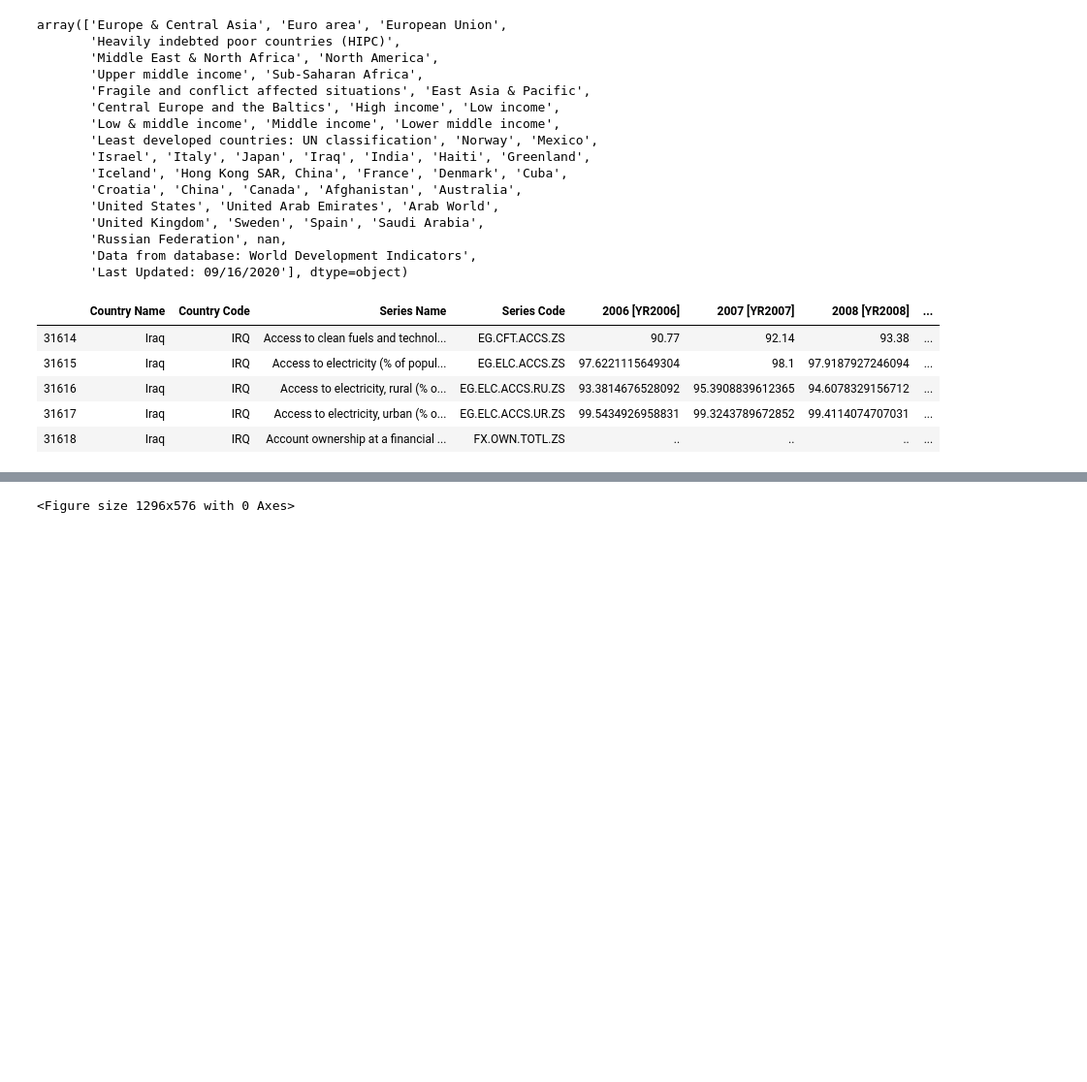
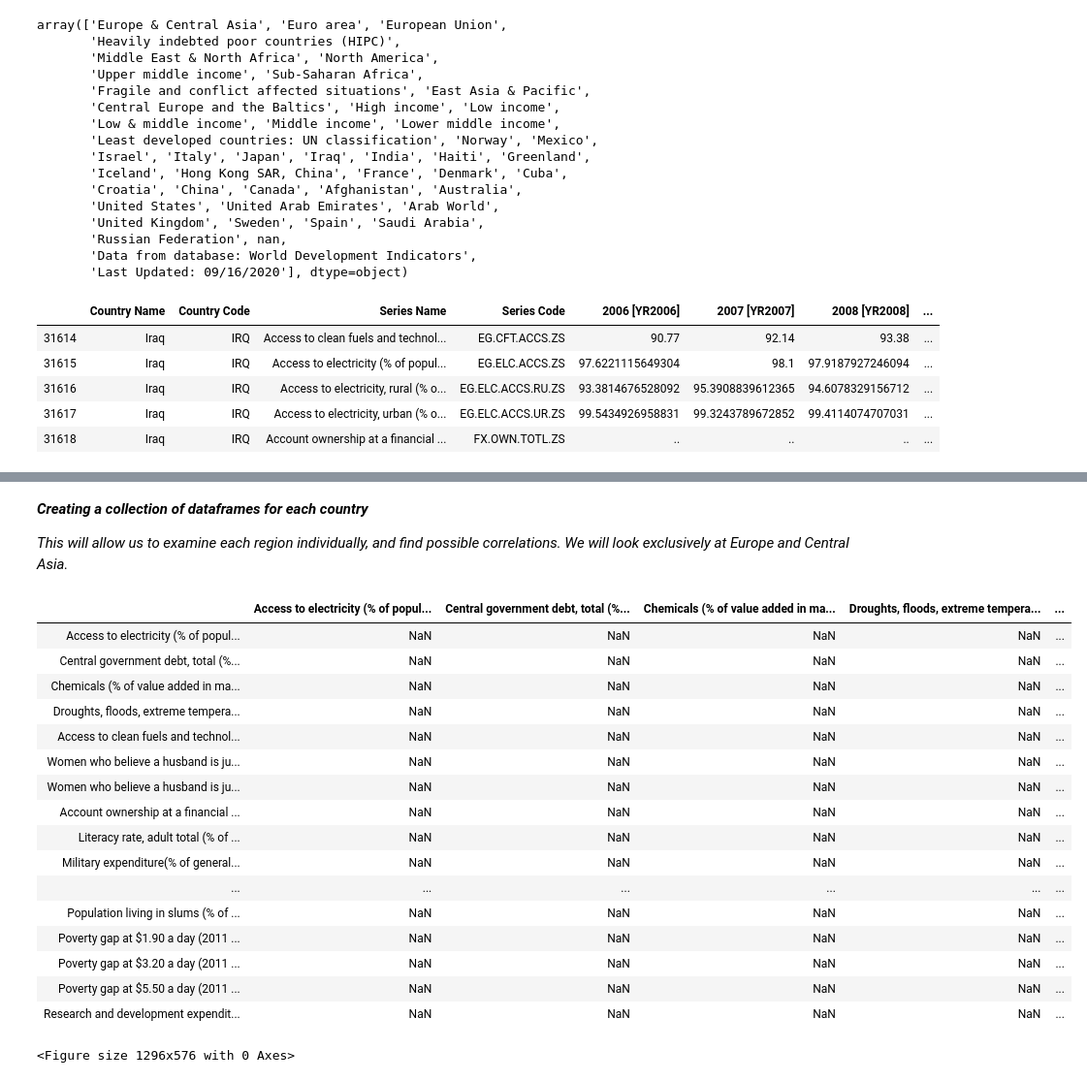
Before and after one commit to Xavier-ML/cambio_climatico, a Jupyter notebook: World Bank Analysis.ipynb, the cells around one changed output, grey strips where cells are left out. Shown at 97% size. Drawn from its saved outputs; the diff is of its cells as text; code cells hidden in the pictures; blank space fills up the shorter version.

```diff
--- a/World Bank Analysis.ipynb
+++ b/World Bank Analysis.ipynb
@@ -166,3 +201,32 @@ for country in countries:
+# %% [markdown]
+***Creating a collection of dataframes for each country***
+
+*This will allow us to examine each region individually, and find possible correlations. We will look exclusively
+at Europe and Central Asia.*
+# %%
+collection_of_dfs = {}
+for country in main_dict:
+    collection_of_dfs[country] = pd.DataFrame(main_dict[country])
+# %%
+collection_of_dfs['European Union'].corr()
+# %% [output]
+|  | Access to electricity (% of popul... | Central government debt, total (%... | Chemicals (% of value added in ma... | Droughts, floods, extreme tempera... | ... |
+| Access to electricity (% of popul... | NaN | NaN | NaN | NaN | ... |
+| Central government debt, total (%... | NaN | NaN | NaN | NaN | ... |
+| Chemicals (% of value added in ma... | NaN | NaN | NaN | NaN | ... |
+| Droughts, floods, extreme tempera... | NaN | NaN | NaN | NaN | ... |
+| Access to clean fuels and technol... | NaN | NaN | NaN | NaN | ... |
+| Women who believe a husband is ju... | NaN | NaN | NaN | NaN | ... |
+| Women who believe a husband is ju... | NaN | NaN | NaN | NaN | ... |
+| Account ownership at a financial ... | NaN | NaN | NaN | NaN | ... |
+| Literacy rate, adult total (% of ... | NaN | NaN | NaN | NaN | ... |
+| Military expenditure(% of general... | NaN | NaN | NaN | NaN | ... |
+| ... | ... | ... | ... | ... | ... |
+| Population living in slums (% of ... | NaN | NaN | NaN | NaN | ... |
+| Poverty gap at $1.90 a day (2011 ... | NaN | NaN | NaN | NaN | ... |
+| Poverty gap at $3.20 a day (2011 ... | NaN | NaN | NaN | NaN | ... |
+| Poverty gap at $5.50 a day (2011 ... | NaN | NaN | NaN | NaN | ... |
+| Research and development expendit... | NaN | NaN | NaN | NaN | ... |
 # %%
 'Agricultural methane emissions (thousand metric tons of CO2 equivalent)'
 'Agriculture, forestry, and fishing, value added (% of GDP)'
```
Also changed, not shown: parts of 7 cells of this notebook, 11 other files.
